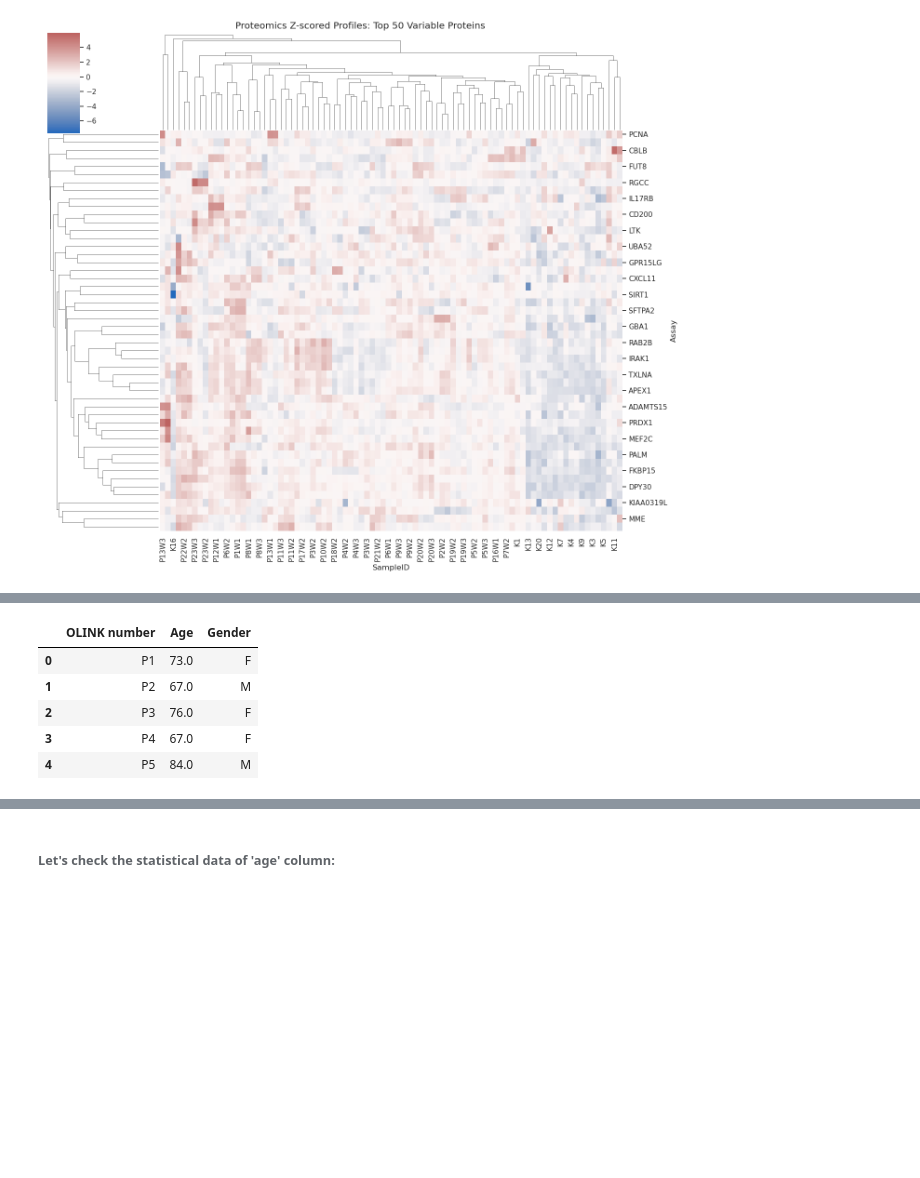
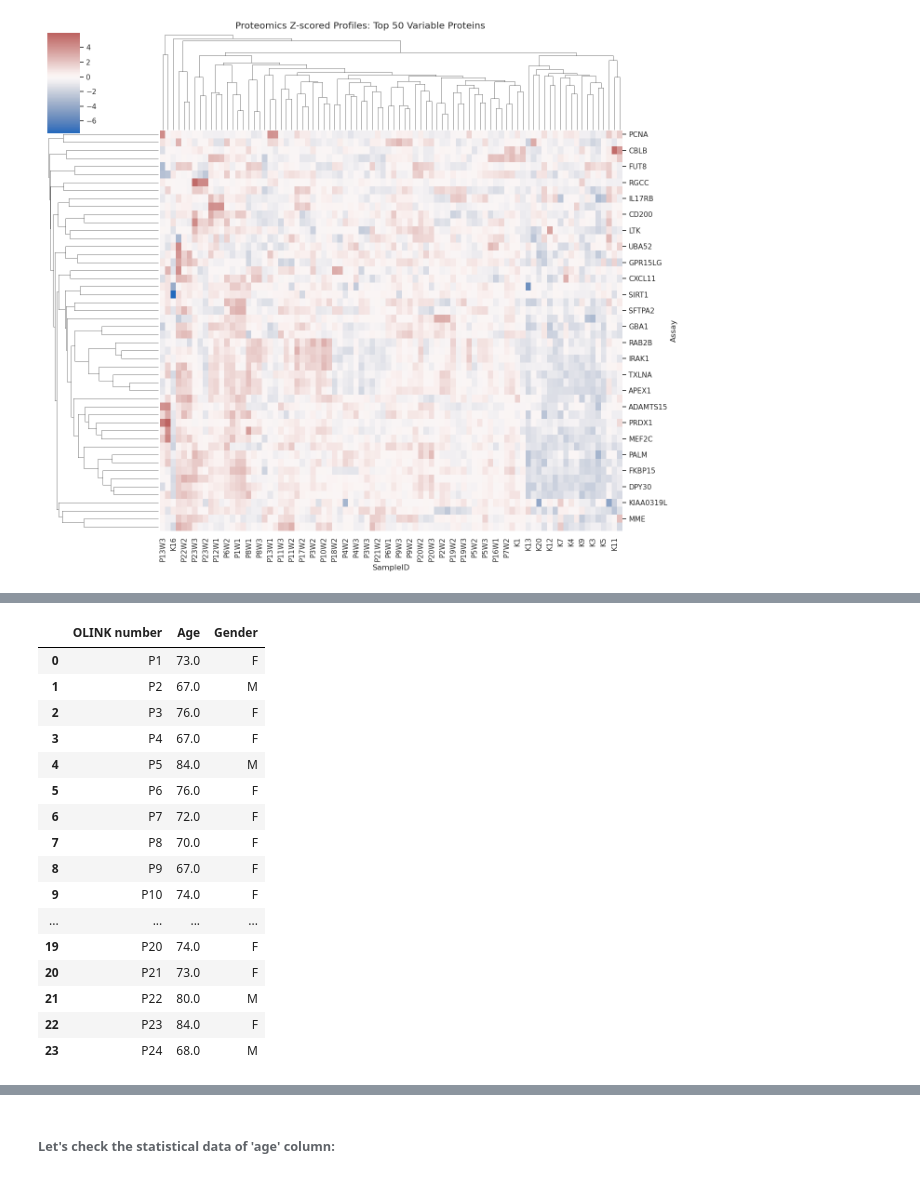
Before and after one commit to jungwirt/Olink_analysis, a Jupyter notebook: olink_proteo_intro_Python.ipynb, the cells around one changed output, grey strips where cells are left out. Saved outputs shown, nothing was run; the diff lists cells and outputs as text; code cells hidden in the pictures; blank space fills up the shorter version.

```diff
--- a/olink_proteo_intro_Python.ipynb
+++ b/olink_proteo_intro_Python.ipynb
@@ -469,15 +487,28 @@ plt.show()
 # %%
 df_metadata = pd.read_excel('/mnt/dysk_D/Olink_Gdansk/hf_flozins_database.xlsx', header=2)
 
 df_metadata = df_metadata.iloc[:, 1:5]
 
 df_metadata = df_metadata.drop(df_metadata.columns[1], axis=1)
 
-df_metadata.head()
+df_metadata = df_metadata.iloc[:24]
+
+df_metadata.head(30)
 # %% [output]
 |  | OLINK number | Age | Gender |
 | 0 | P1 | 73.0 | F |
 | 1 | P2 | 67.0 | M |
 | 2 | P3 | 76.0 | F |
 | 3 | P4 | 67.0 | F |
 | 4 | P5 | 84.0 | M |
+| 5 | P6 | 76.0 | F |
+| 6 | P7 | 72.0 | F |
+| 7 | P8 | 70.0 | F |
+| 8 | P9 | 67.0 | F |
+| 9 | P10 | 74.0 | F |
+| ... | ... | ... | ... |
+| 19 | P20 | 74.0 | F |
+| 20 | P21 | 73.0 | F |
+| 21 | P22 | 80.0 | M |
+| 22 | P23 | 84.0 | F |
+| 23 | P24 | 68.0 | M |
```
Also changed, not shown: parts of 29 cells of this notebook.
